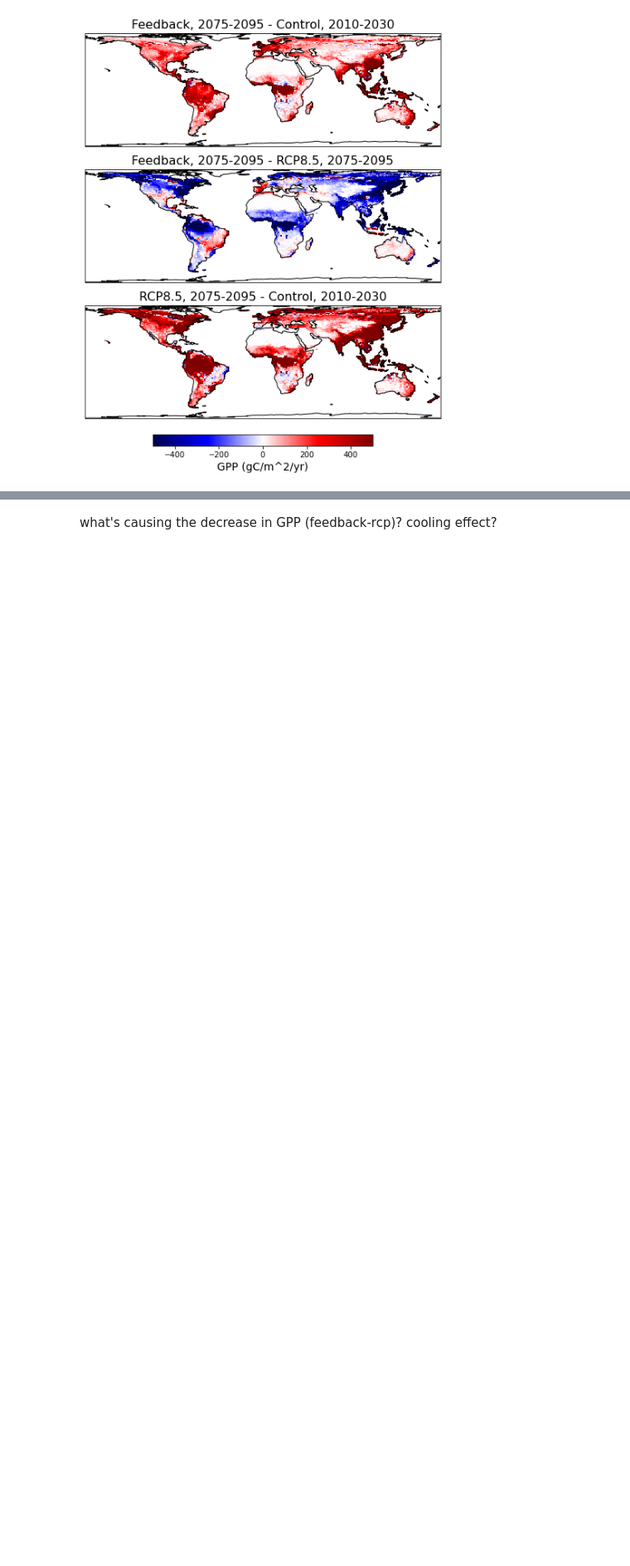
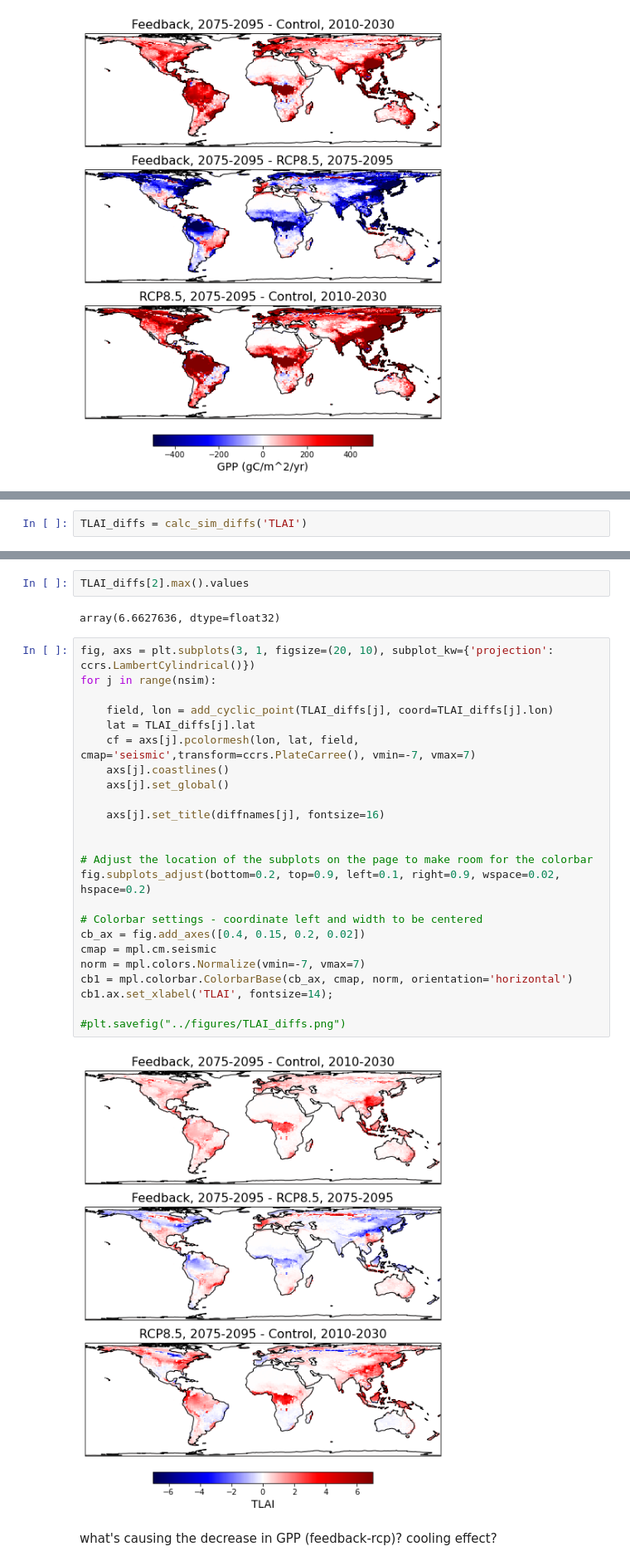
Before and after one commit to katiedagon/GLENS-Ecosystems, a Jupyter notebook: notebooks/landOutput.ipynb, the cells around one changed output, grey strips where cells are left out. Shown at 83% size. Saved outputs shown, nothing was run; the diff lists cells and outputs as text; blank space fills up the shorter version.

Commit message:
Add TLAI figure

```diff
--- a/notebooks/landOutput.ipynb
+++ b/notebooks/landOutput.ipynb
@@ -275,0 +280,2 @@ cb1.ax.set_xlabel('GPP (gC/m^2/yr)', fontsize=14);
+# %%
+TLAI_diffs = calc_sim_diffs('TLAI')
@@ -276,3 +287,33 @@ cb1.ax.set_xlabel('GPP (gC/m^2/yr)', fontsize=14);
+# %%
+TLAI_diffs[2].max().values
+# %% [output]
+array(6.6627636, dtype=float32)
+# %%
+fig, axs = plt.subplots(3, 1, figsize=(20, 10), subplot_kw={'projection': ccrs.LambertCylindrical()})
+for j in range(nsim):
+
+    field, lon = add_cyclic_point(TLAI_diffs[j], coord=TLAI_diffs[j].lon)
+    lat = TLAI_diffs[j].lat
+    cf = axs[j].pcolormesh(lon, lat, field, cmap='seismic',transform=ccrs.PlateCarree(), vmin=-7, vmax=7)
+    axs[j].coastlines()
+    axs[j].set_global()
+
+    axs[j].set_title(diffnames[j], fontsize=16)
+
+
+# Adjust the location of the subplots on the page to make room for the colorbar
+fig.subplots_adjust(bottom=0.2, top=0.9, left=0.1, right=0.9, wspace=0.02, hspace=0.2)
+
+# Colorbar settings - coordinate left and width to be centered
+cb_ax = fig.add_axes([0.4, 0.15, 0.2, 0.02])
+cmap = mpl.cm.seismic
+norm = mpl.colors.Normalize(vmin=-7, vmax=7)
+cb1 = mpl.colorbar.ColorbarBase(cb_ax, cmap, norm, orientation='horizontal')
+cb1.ax.set_xlabel('TLAI', fontsize=14);
+
+#plt.savefig("../figures/TLAI_diffs.png")
+# %% [output]
+[figure, added]
 # %% [markdown]
 what's causing the decrease in GPP (feedback-rcp)? cooling effect?
 # %% [markdown]
```
Also changed, not shown: parts of 3 cells of this notebook, 1 other file.
